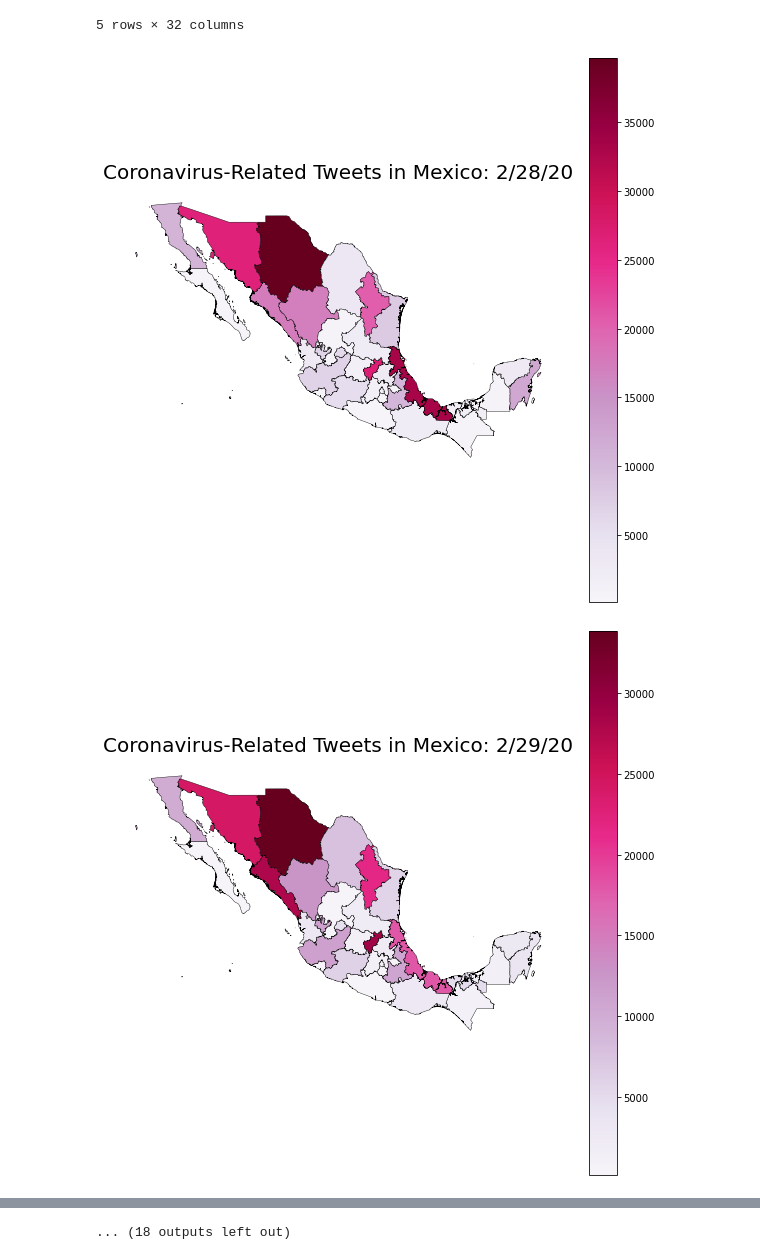
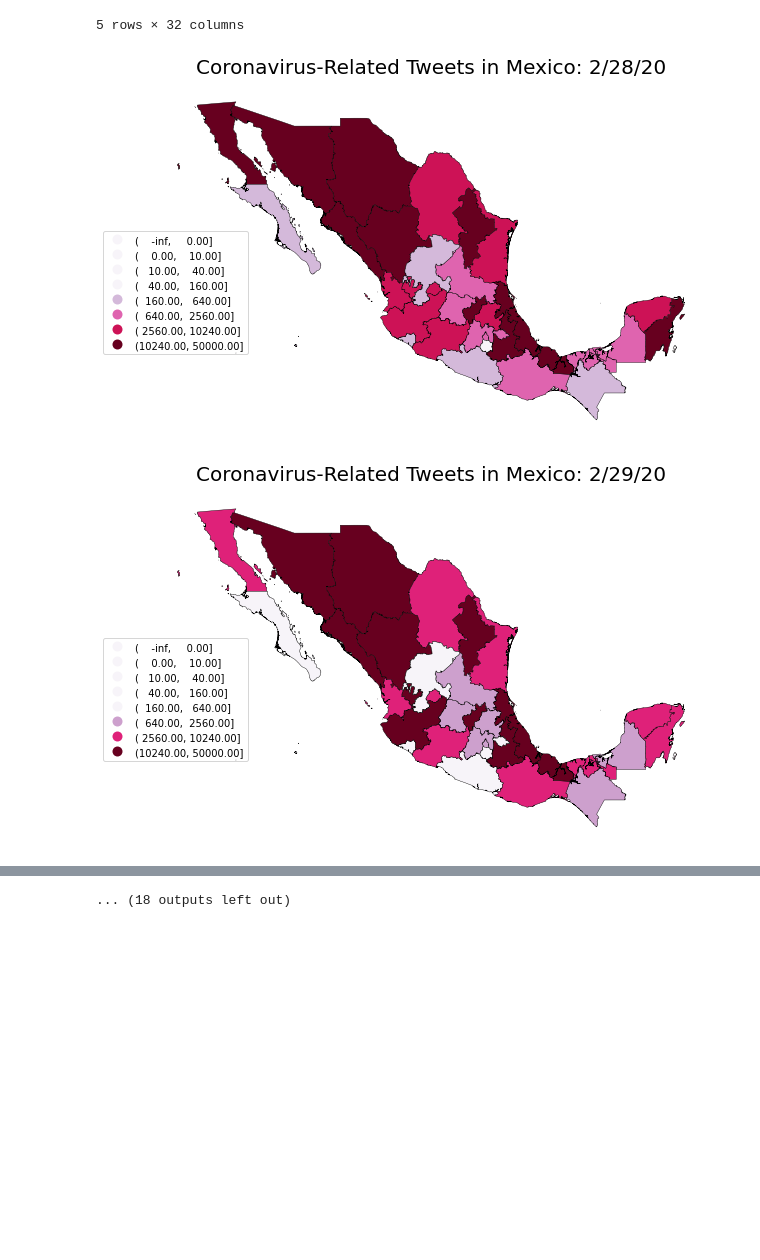
Before and after one commit to jdela757/sid-project, a Jupyter notebook: notebooks/geo_twitter.ipynb, the cells around one changed output, grey strips where cells are left out. Saved outputs shown, nothing was run; the diff lists cells and outputs as text; code cells hidden in the pictures; blank space fills up the shorter version.

Commit message:
Refined visualizations

```diff
--- a/notebooks/geo_twitter.ipynb
+++ b/notebooks/geo_twitter.ipynb
@@ -202,37 +202,40 @@ for dates in final_map.columns.to_list()[2:]:
                     cmap='PuRd',
                     figsize=(10, 10),
                     legend=True,
+                    scheme='user_defined',
+                    classification_kwds={'bins':[0,10,40,160,640,2560,10240,50000]},
                     edgecolor='black',
                     linewidth=0.4)
 
     # Add a title to the map
     ax.set_title('Coronavirus-Related Tweets in Mexico: ' +
                  dates, fontdict={'fontsize': 20}, pad=12.5)
 
 
 
 
 
     # Removing the axes
 
     ax.set_axis_off()
 
 
-    img = ax.get_figure()
+
+
+    ax.get_legend().set_bbox_to_anchor((0.18,0.6))
 
 
 
-
-
+    img = ax.get_figure()
 
 
     f = io.BytesIO()
 
     img.savefig(f, format='png', bbox_inches='tight')
 
     f.seek(0)
 
     image_frames.append(PIL.Image.open(f))
 # %% [output]
-[figure, old version]
+[figure, new version]
-[figure, old version]
+[figure, new version]
```
Also changed, not shown: parts of 3 cells of this notebook, 8 other files.
